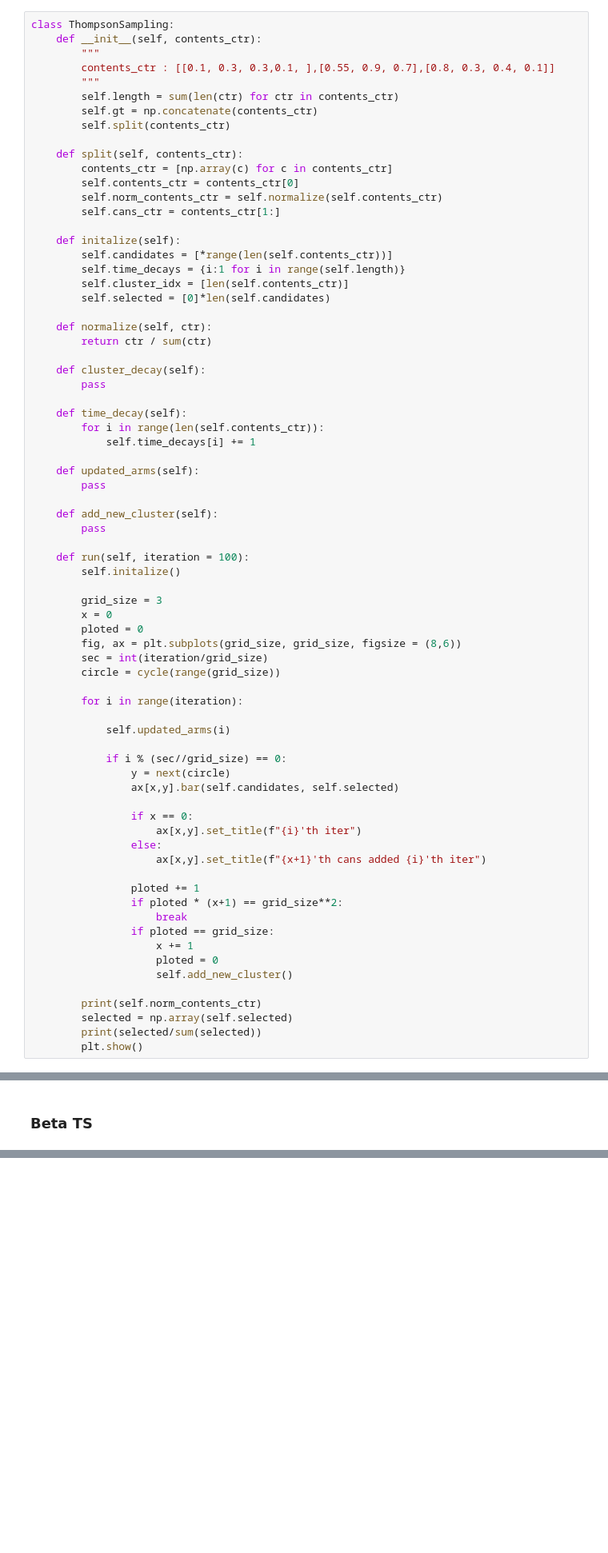
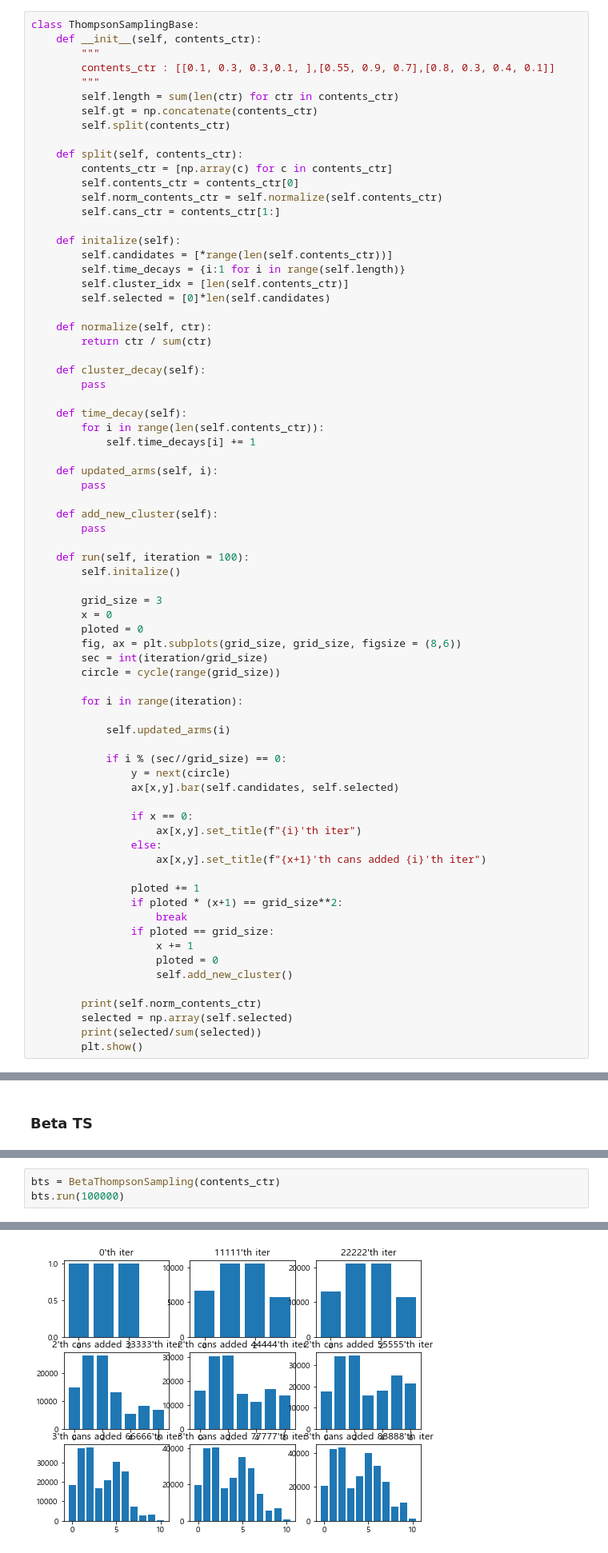
Before and after one commit to haeuuu/Thompson-Sampling, a Jupyter notebook: dirichlet,beta TS.ipynb, the cells around one changed output, grey strips where cells are left out. Shown: that part at 80% size. Drawn from its saved outputs; the diff is of its cells as text; blank space fills up the shorter version.

```diff
--- a/dirichlet,beta TS.ipynb
+++ b/dirichlet,beta TS.ipynb
@@ -5,5 +6,5 @@ from itertools import cycle
 # %%
-class ThompsonSampling:
+class ThompsonSamplingBase:
     def __init__(self, contents_ctr):
         """
         contents_ctr : [[0.1, 0.3, 0.3,0.1, ],[0.55, 0.9, 0.7],[0.8, 0.3, 0.4, 0.1]]
@@ -34,7 +35,7 @@ class ThompsonSampling:
         for i in range(len(self.contents_ctr)):
             self.time_decays[i] += 1
 
-    def updated_arms(self):
+    def updated_arms(self, i):
         pass
 
     def add_new_cluster(self):
@@ -244,0 +231,4 @@ topk :  [ 5  7  9 10  8  6  4  3  2  1  0]
+# %%
+bts = BetaThompsonSampling(contents_ctr)
+bts.run(100000)
+# %% [output]
@@ -244,0 +248 @@ topk :  [ 5  7  9 10  8  6  4  3  2  1  0]
+[figure, added]
```
Also changed, not shown: parts of 22 cells of this notebook.
